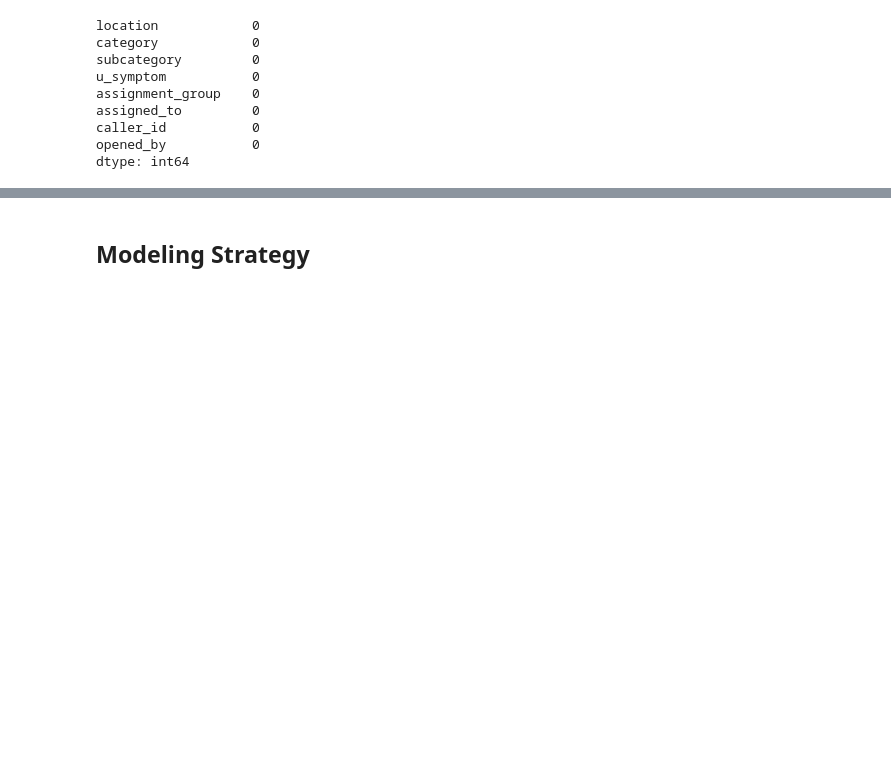
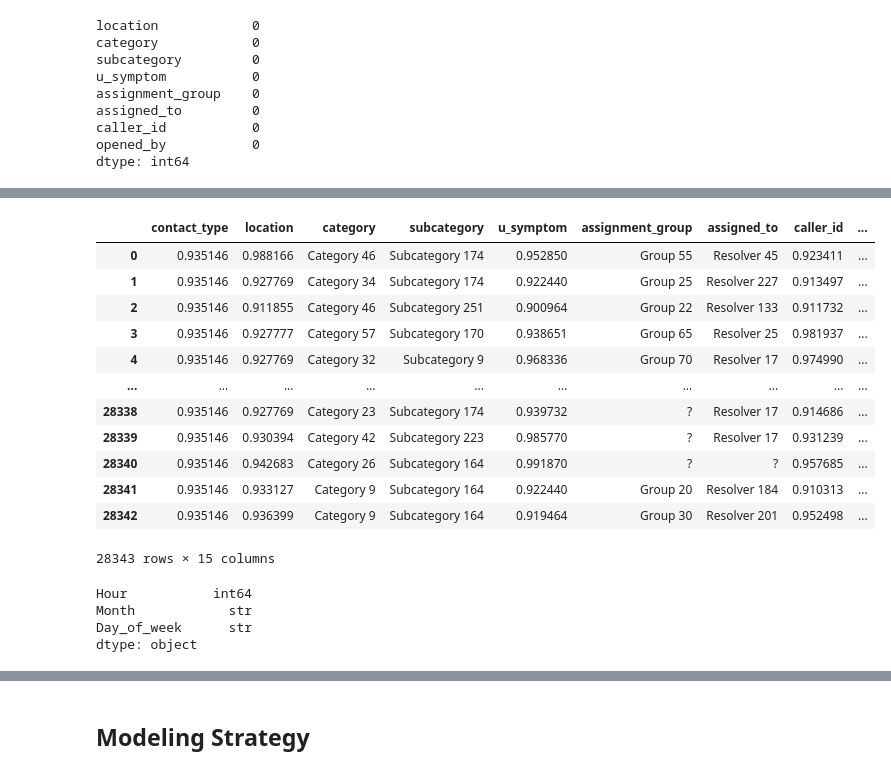
Before and after one commit to pinnusaikiran/AI-incident-intelligence-platform, a Jupyter notebook: notebooks/modeling/05_model_training.ipynb, the cells around one changed output, grey strips where cells are left out. Cells and saved outputs as stored; diff of their text form; code cells hidden in the pictures; blank space fills up the shorter version.

```diff
--- a/notebooks/modeling/05_model_training.ipynb
+++ b/notebooks/modeling/05_model_training.ipynb
@@ -215,0 +542,25 @@ dtype: int64
+# %%
+target_encoder=TargetEncoder().fit(X_train,y_train)
+# %%
+target_encoder.transform(X_test)
+# %% [output]
+|  | contact_type | location | category | subcategory | u_symptom | assignment_group | assigned_to | caller_id | ... |
+| 0 | 0.935146 | 0.988166 | Category 46 | Subcategory 174 | 0.952850 | Group 55 | Resolver 45 | 0.923411 | ... |
+| 1 | 0.935146 | 0.927769 | Category 34 | Subcategory 174 | 0.922440 | Group 25 | Resolver 227 | 0.913497 | ... |
+| 2 | 0.935146 | 0.911855 | Category 46 | Subcategory 251 | 0.900964 | Group 22 | Resolver 133 | 0.911732 | ... |
+| 3 | 0.935146 | 0.927777 | Category 57 | Subcategory 170 | 0.938651 | Group 65 | Resolver 25 | 0.981937 | ... |
+| 4 | 0.935146 | 0.927769 | Category 32 | Subcategory 9 | 0.968336 | Group 70 | Resolver 17 | 0.974990 | ... |
+| ... | ... | ... | ... | ... | ... | ... | ... | ... | ... |
+| 28338 | 0.935146 | 0.927769 | Category 23 | Subcategory 174 | 0.939732 | ? | Resolver 17 | 0.914686 | ... |
+| 28339 | 0.935146 | 0.930394 | Category 42 | Subcategory 223 | 0.985770 | ? | Resolver 17 | 0.931239 | ... |
+| 28340 | 0.935146 | 0.942683 | Category 26 | Subcategory 164 | 0.991870 | ? | ? | 0.957685 | ... |
+| 28341 | 0.935146 | 0.933127 | Category 9 | Subcategory 164 | 0.922440 | Group 20 | Resolver 184 | 0.910313 | ... |
+| 28342 | 0.935146 | 0.936399 | Category 9 | Subcategory 164 | 0.919464 | Group 30 | Resolver 201 | 0.952498 | ... |
+28343 rows × 15 columns
+# %%
+X_train[['Hour', 'Month', 'Day_of_week']].dtypes
+# %% [output]
+Hour           int64
+Month            str
+Day_of_week      str
+dtype: object
```
Also changed, not shown: parts of 45 cells of this notebook.
